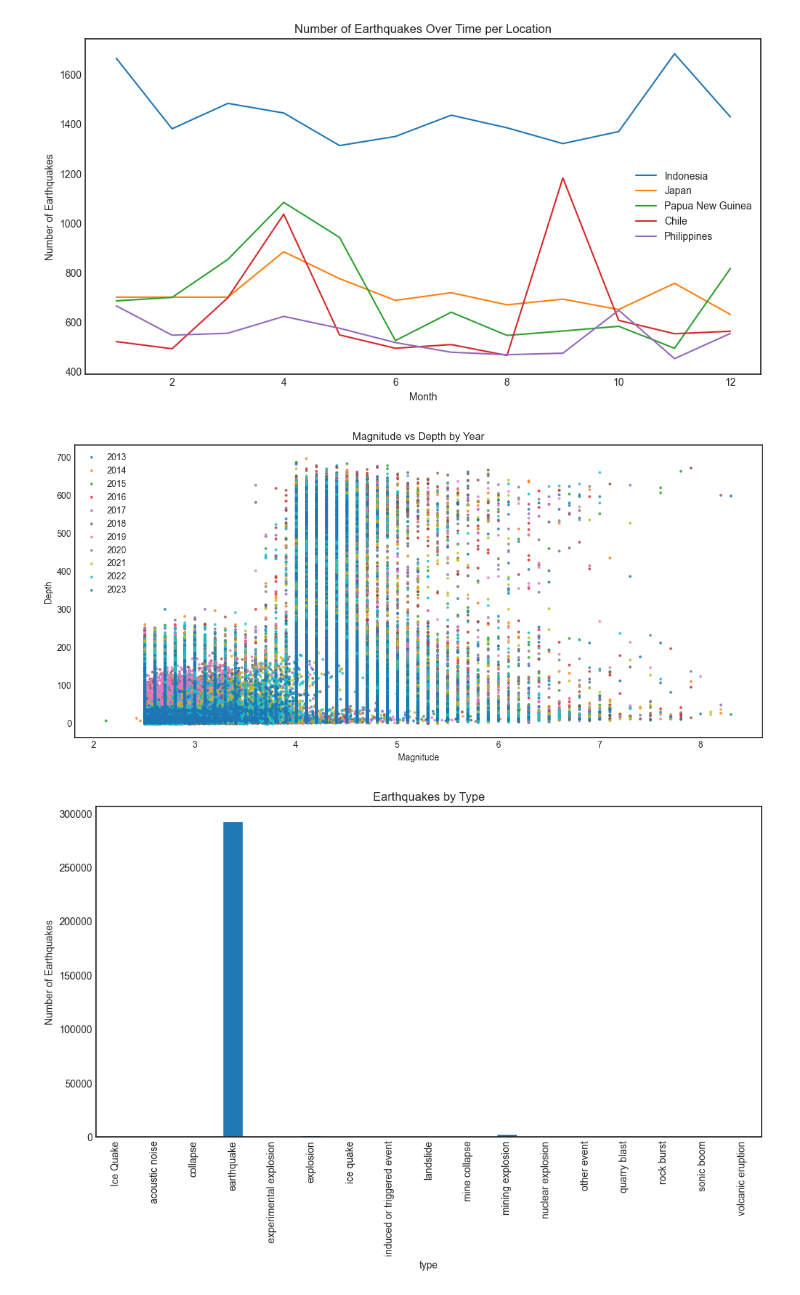
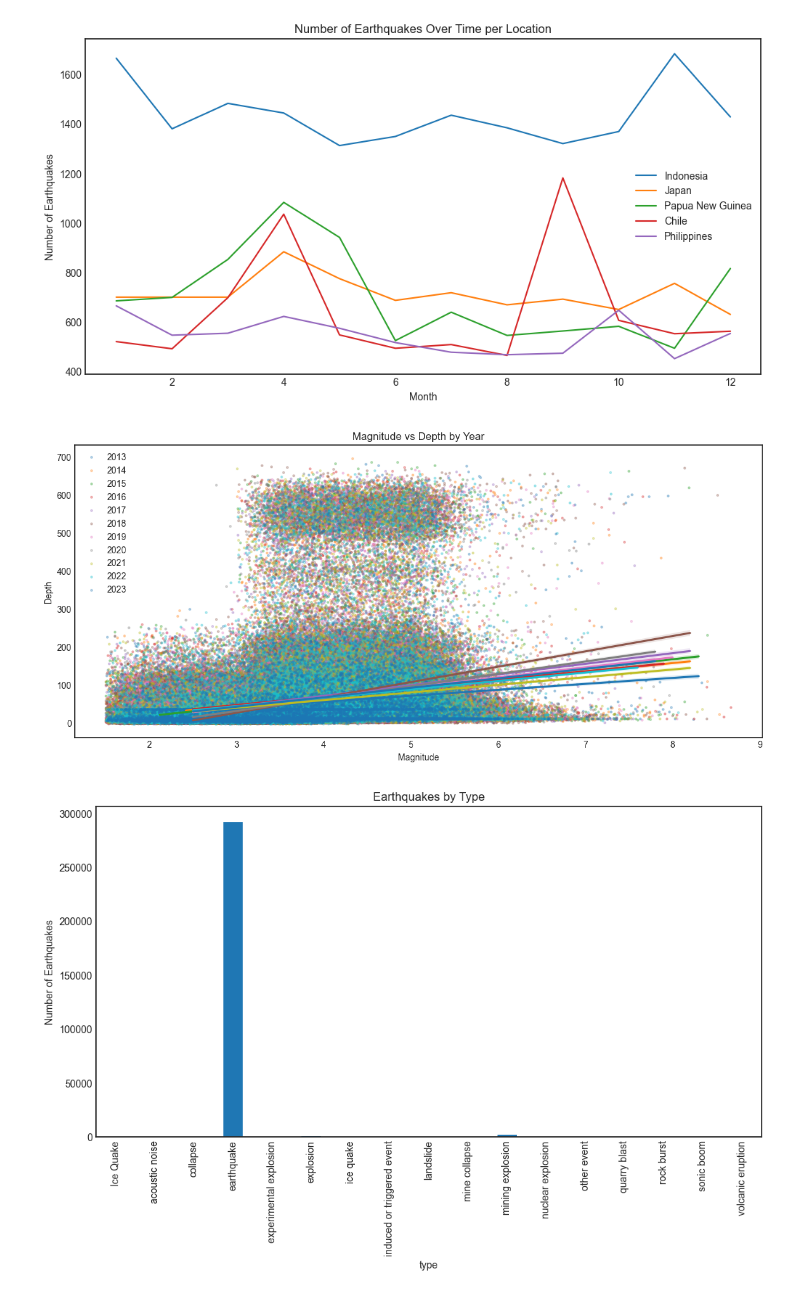
Before and after one commit to parthshah231/earthquake_analysis, a Jupyter notebook: eda.ipynb, the cells around one changed output. Saved outputs shown, nothing was run; the diff lists cells and outputs as text; code cells hidden in the pictures.

Commit message:
update visualizations

```diff
--- a/eda.ipynb
+++ b/eda.ipynb
@@ -252,18 +255,20 @@ plt.legend()
 # %%
 # plot magnitude vs depth by month
 plt.figure(figsize=(14,6))
 plt.title('Magnitude vs Depth by Year')
 
 for year in df['time'].dt.year.unique():
     year_df = df[df['time'].dt.year == year]
-    plt.scatter(year_df['mag'], year_df['depth'], label=year, alpha=0.7, s=5)
+    sns.regplot(x=year_df['mag'], y=year_df['depth'], label=year, x_jitter=True, scatter_kws={'alpha':0.3, 's':5})
+
+# sns.relplot(data=df, x='year', y='depth', sizes='mag', **{'alpha':0.3, 's':5})
 
 plt.xlabel('Magnitude')
 plt.ylabel('Depth')
 plt.legend()
 plt.show()
 # %% [output]
-[figure, old version]
+[figure, new version]
 # %%
 # plot type of earthquake
 plt.figure(figsize=(12,6))
```
Also changed, not shown: parts of 3 cells of this notebook.
